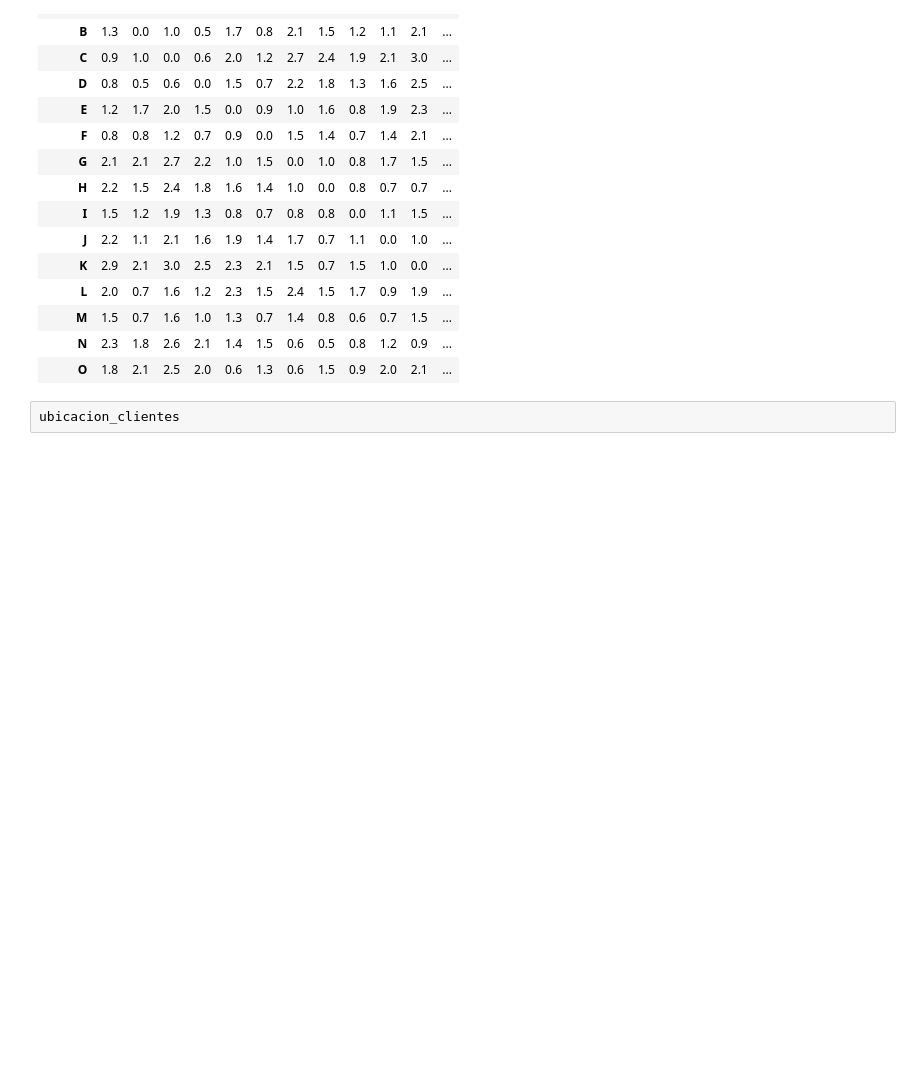
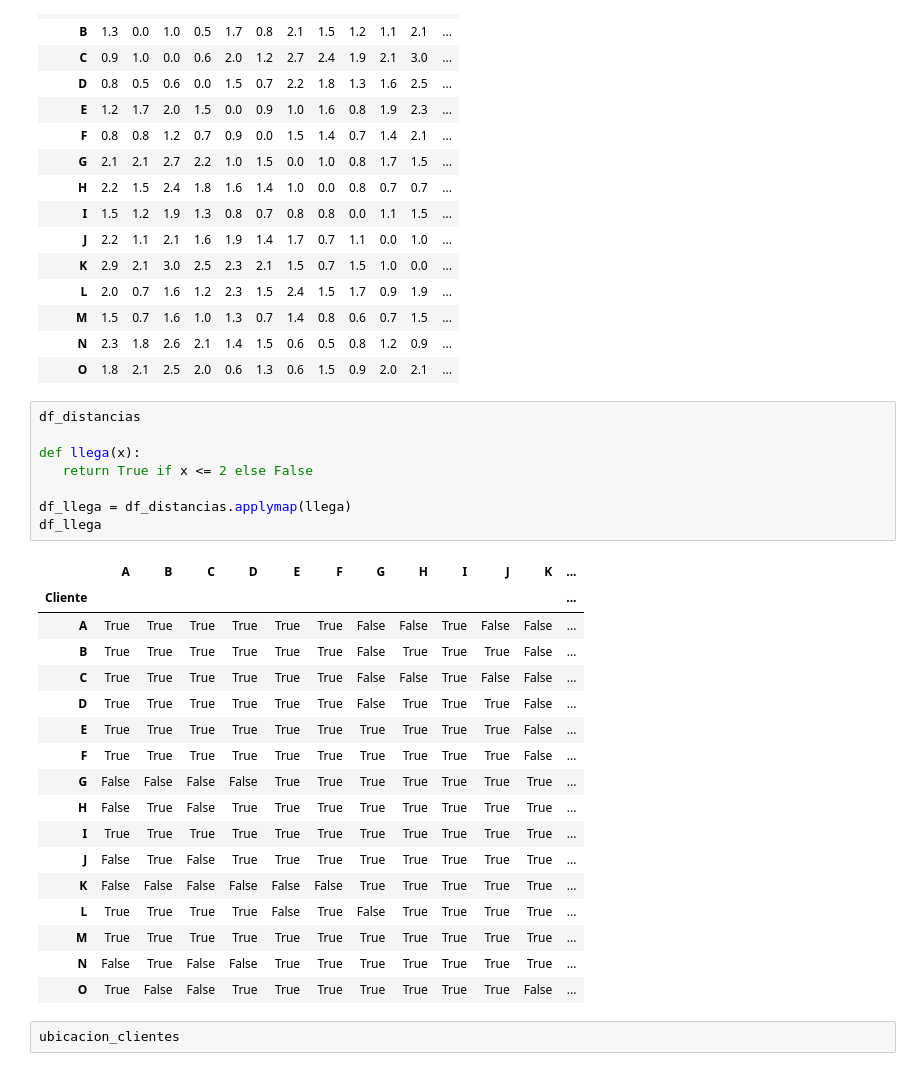
Before and after one commit to rodrigoamor5/TP2_Operativa_III, a Jupyter notebook: OptimizacionLogistica.ipynb, the cells around one changed output. Cells and saved outputs as stored; diff of their text form; blank space fills up the shorter version.

```diff
--- a/OptimizacionLogistica.ipynb
+++ b/OptimizacionLogistica.ipynb
@@ -32,6 +34,32 @@ df_distancias
 | M | 1.5 | 0.7 | 1.6 | 1.0 | 1.3 | 0.7 | 1.4 | 0.8 | 0.6 | 0.7 | 1.5 | ... |
 | N | 2.3 | 1.8 | 2.6 | 2.1 | 1.4 | 1.5 | 0.6 | 0.5 | 0.8 | 1.2 | 0.9 | ... |
 | O | 1.8 | 2.1 | 2.5 | 2.0 | 0.6 | 1.3 | 0.6 | 1.5 | 0.9 | 2.0 | 2.1 | ... |
+# %%
+df_distancias
+
+def llega(x):
+   return True if x <= 2 else False
+
+df_llega = df_distancias.applymap(llega)
+df_llega
+# %% [output]
+|  | A | B | C | D | E | F | G | H | I | J | K | ... |
+| Cliente |  |  |  |  |  |  |  |  |  |  |  | ... |
+| A | True | True | True | True | True | True | False | False | True | False | False | ... |
+| B | True | True | True | True | True | True | False | True | True | True | False | ... |
+| C | True | True | True | True | True | True | False | False | True | False | False | ... |
+| D | True | True | True | True | True | True | False | True | True | True | False | ... |
+| E | True | True | True | True | True | True | True | True | True | True | False | ... |
+| F | True | True | True | True | True | True | True | True | True | True | False | ... |
+| G | False | False | False | False | True | True | True | True | True | True | True | ... |
+| H | False | True | False | True | True | True | True | True | True | True | True | ... |
+| I | True | True | True | True | True | True | True | True | True | True | True | ... |
+| J | False | True | False | True | True | True | True | True | True | True | True | ... |
+| K | False | False | False | False | False | False | True | True | True | True | True | ... |
+| L | True | True | True | True | False | True | False | True | True | True | True | ... |
+| M | True | True | True | True | True | True | True | True | True | True | True | ... |
+| N | False | True | False | False | True | True | True | True | True | True | True | ... |
+| O | True | False | False | True | True | True | True | True | True | True | False | ... |
 # %%
 ubicacion_clientes
 # %% [output]
```
Also changed, not shown: parts of 12 cells of this notebook, 1 other file.
